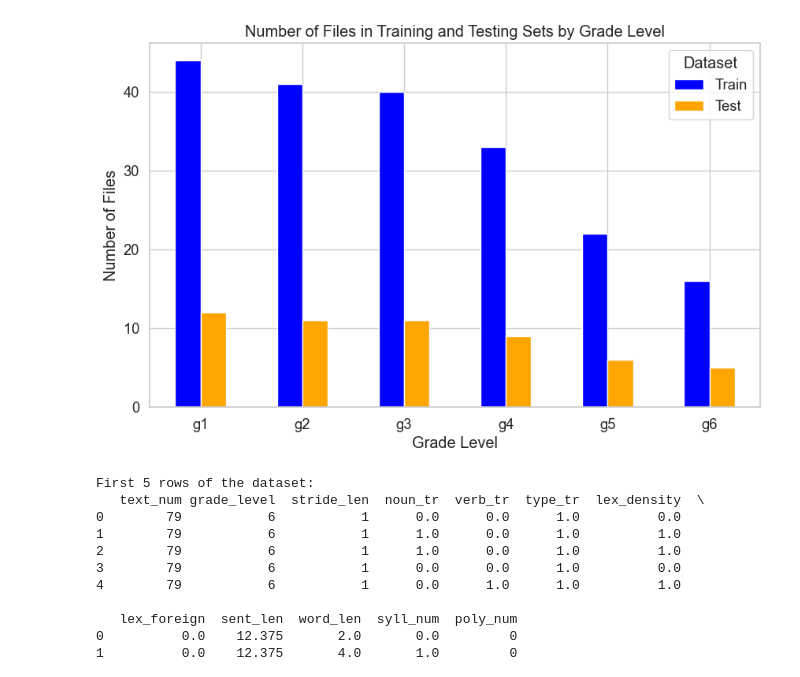
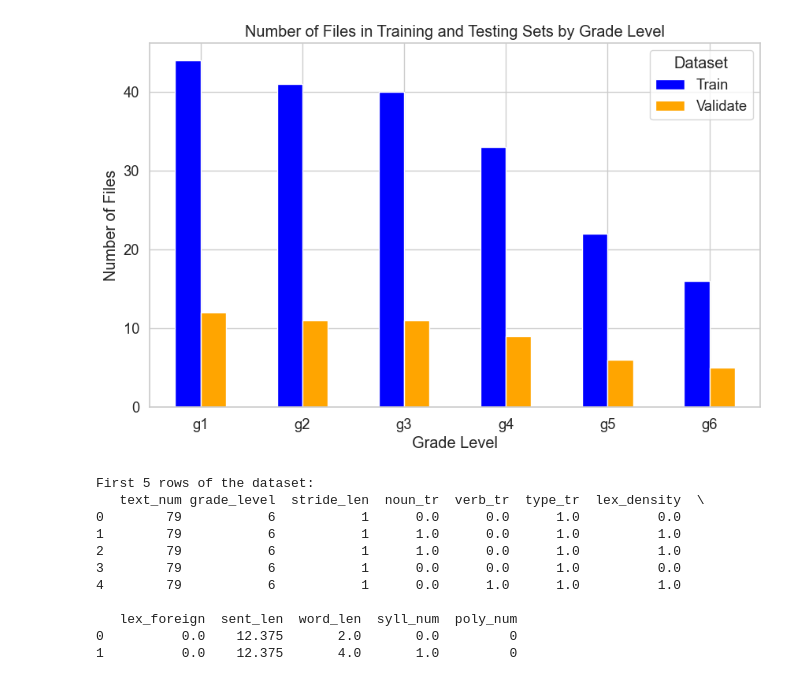
Before and after one commit to Lothany/readability_thesis, a Jupyter notebook: models/analysis.ipynb, the cells around one changed output. Cells and saved outputs as stored; diff of their text form; code cells hidden in the pictures.

```diff
--- a/models/analysis.ipynb
+++ b/models/analysis.ipynb
@@ -52,7 +52,7 @@ test_grade_counts = pd.Series(test_grades).value_counts().sort_index()
 # Create a DataFrame to display the counts
 grade_data = pd.DataFrame({
     'Train': train_grade_counts,
-    'Test': test_grade_counts
+    'Validate': test_grade_counts
 }).fillna(0)  # Fill NaN with 0 for missing grade levels
 
 # Print the counts
@@ -79,6 +79,6 @@ g6     16     5
 Total Training: 196
 Total Testing: 54
-[figure, old version]
+[figure, new version]
 # %%
 df = pd.read_csv('../tables/dataset.csv')
 df = df[df['text_num'] != 18]
```
Also changed, not shown: parts of 10 cells of this notebook, 1 other file.
